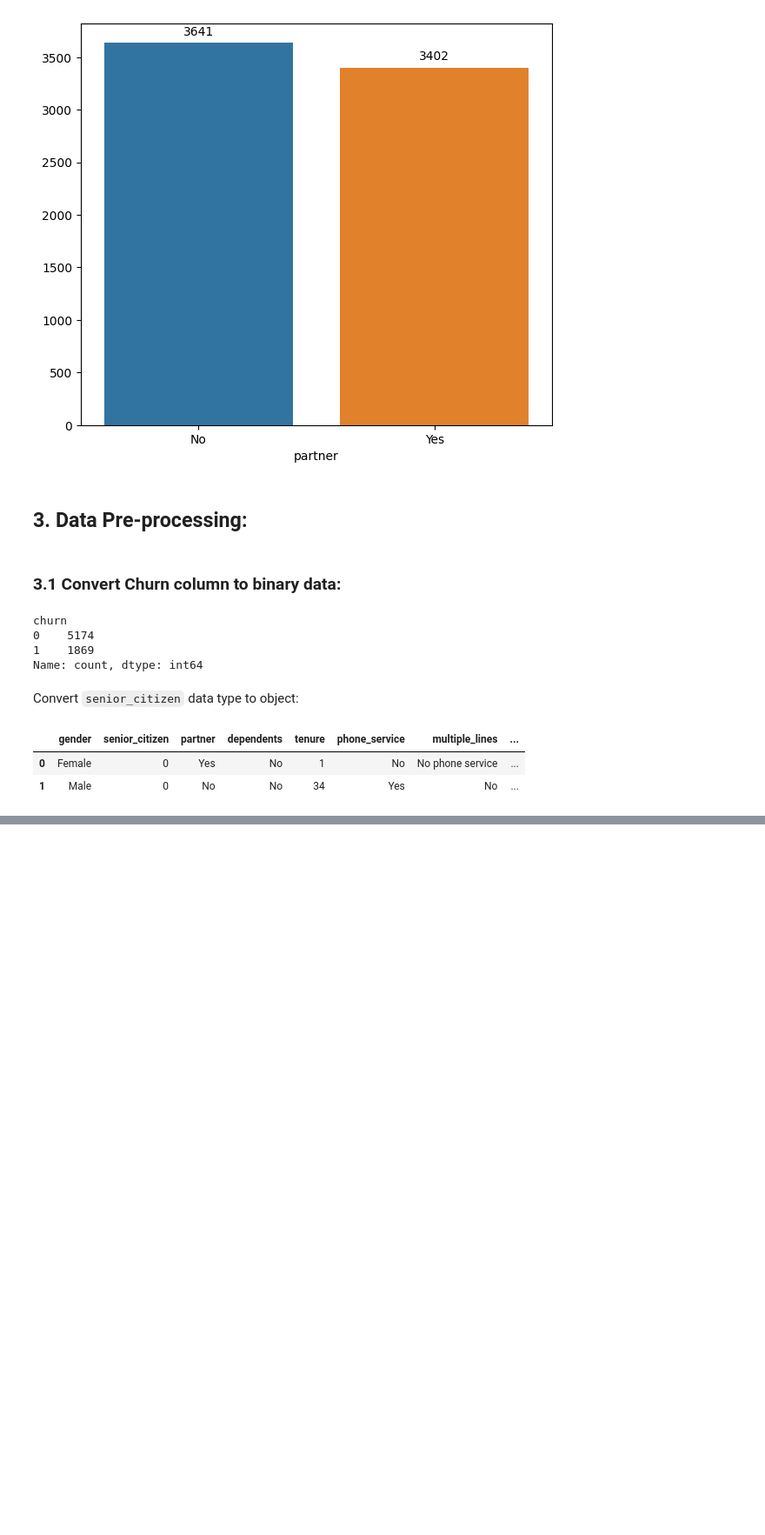
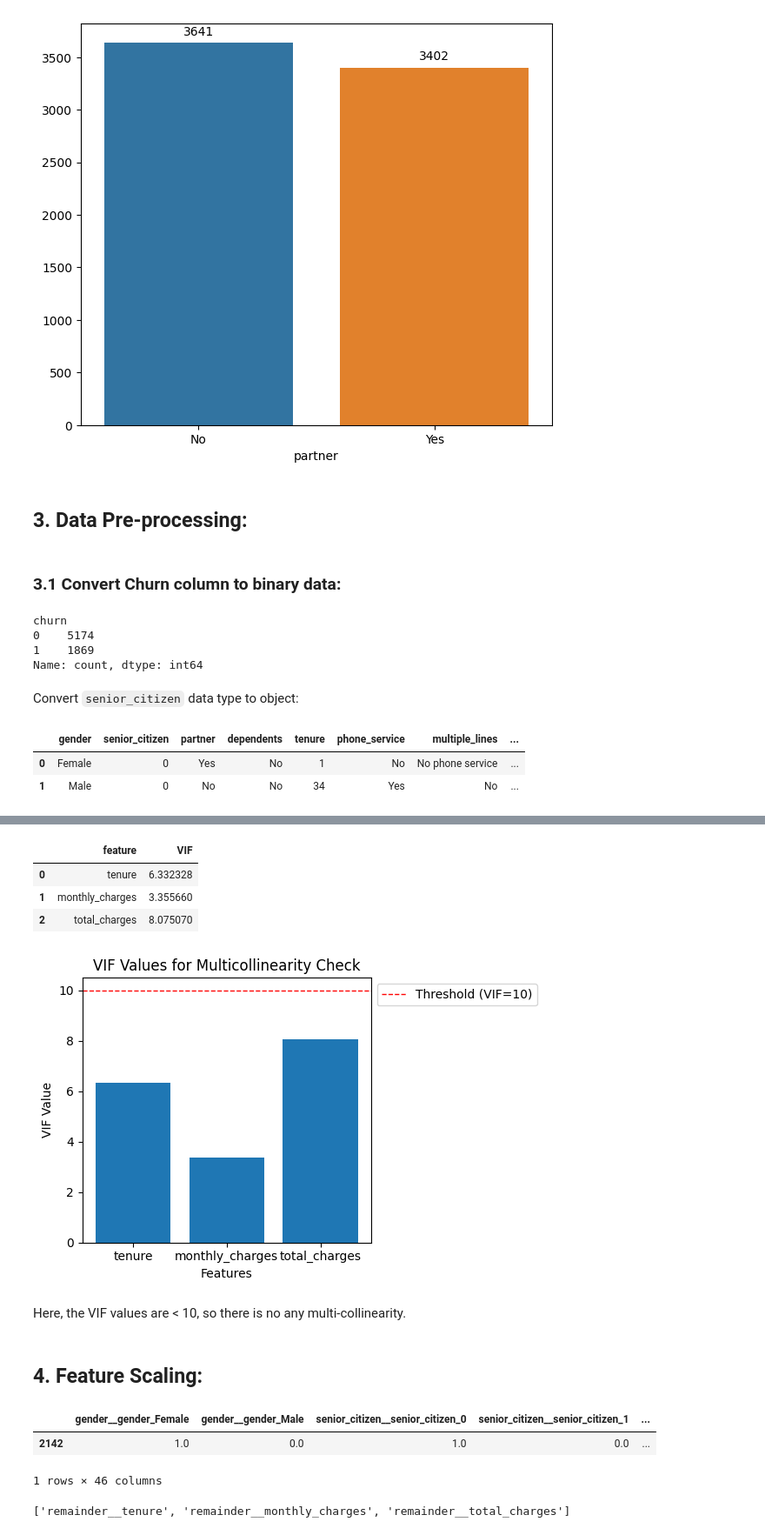
Before and after one commit to Nishan-k/Churn-prediction-and-analysis, a Jupyter notebook: customer_churn_ml/model_training_and_evaluation.ipynb, the cells around one changed output, grey strips where cells are left out. Shown: that part at 87% size. Cells and saved outputs as stored; diff of their text form; code cells hidden in the pictures; blank space fills up the shorter version.

```diff
--- a/customer_churn_ml/model_training_and_evaluation.ipynb
+++ b/customer_churn_ml/model_training_and_evaluation.ipynb
@@ -293,0 +282,28 @@ vif_data
+# %%
+vif_data = pd.DataFrame()
+vif_data["feature"] = numerical_df.columns
+vif_data["VIF"] = [variance_inflation_factor(numerical_df.values, i) for i in range(numerical_df.shape[1])]
+
+vif_data
+# %% [output]
+|  | feature | VIF |
+| 0 | tenure | 6.332328 |
+| 1 | monthly_charges | 3.355660 |
+| 2 | total_charges | 8.075070 |
+# %%
+plt.figure(figsize=(6, 4))
+plt.bar(x='feature', height='VIF', data=vif_data)
+plt.title('VIF values for Mult-collinearity Check')
+plt.axhline(y=10, color='red', linestyle='--', linewidth=1, label='Threshold (VIF=10)')
+plt.xlabel("Features")
+plt.ylabel("VIF Value")
+plt.title("VIF Values for Multicollinearity Check")
+plt.legend(loc='upper left', bbox_to_anchor=(1, 1))
+plt.tight_layout()
+plt.show()
+# %% [output]
+[figure, added]
+# %% [markdown]
+Here, the VIF values are < 10, so there is no any multi-collinearity.
+# %% [markdown]
+## 4. Feature Scaling:
@@ -293,0 +312,6 @@ vif_data
+# %%
+X_train.head(1)
+# %% [output]
+|  | gender__gender_Female | gender__gender_Male | senior_citizen__senior_citizen_0 | senior_citizen__senior_citizen_1 | ... |
+| 2142 | 1.0 | 0.0 | 1.0 | 0.0 | ... |
+1 rows × 46 columns
@@ -293,0 +320,4 @@ vif_data
+# %%
+numerical_columns
+# %% [output]
+['remainder__tenure', 'remainder__monthly_charges', 'remainder__total_charges']
```
Also changed, not shown: parts of 29 cells of this notebook.
